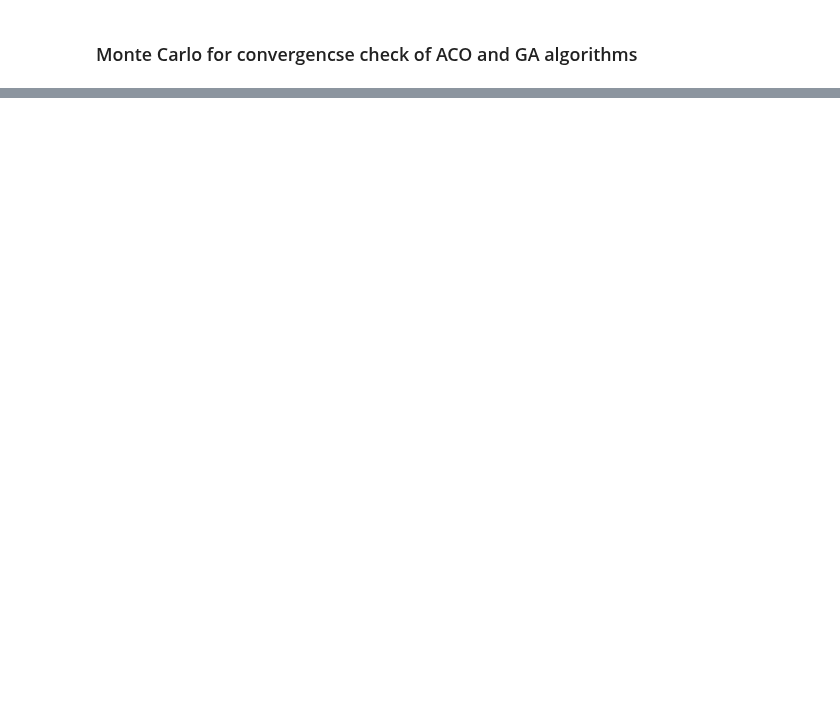
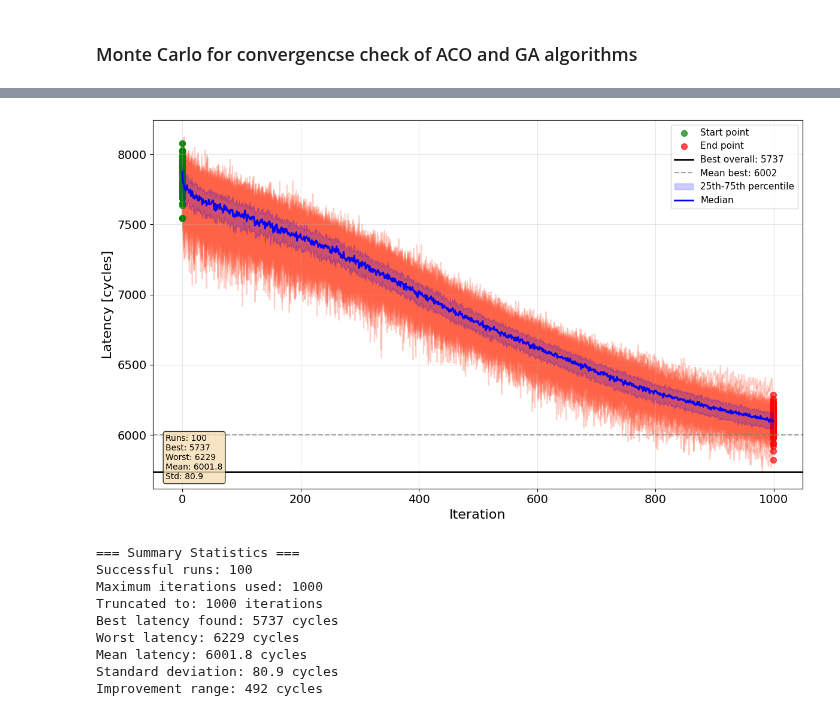
Before and after one commit to jjastrz14/ReNOS, a Jupyter notebook: notebooks/monte_carlo_convergence.ipynb, the cells around one changed output, grey strips where cells are left out. Drawn from its saved outputs; the diff is of its cells as text; code cells hidden in the pictures; blank space fills up the shorter version.

```diff
--- a/notebooks/monte_carlo_convergence.ipynb
+++ b/notebooks/monte_carlo_convergence.ipynb
@@ -162,0 +153,16 @@ Improvement range: 1240 cycles
+# %%
+#ACO MC LeNet 1k
+BASE_DIR = "../data/ACO_run_array_LeNet_1k_MC"
+NAME_DIR = "ACO_LeNet4"
+monte_carlo_convergence_analysis(BASE_DIR, NAME_DIR)
+# %% [output]
+[figure, added]
+=== Summary Statistics ===
+Successful runs: 100
+Maximum iterations used: 1000
+Truncated to: 1000 iterations
+Best latency found: 5737 cycles
+Worst latency: 6229 cycles
+Mean latency: 6001.8 cycles
+Standard deviation: 80.9 cycles
+Improvement range: 492 cycles
```
Also changed, not shown: parts of 3 cells of this notebook, 3 other files.
